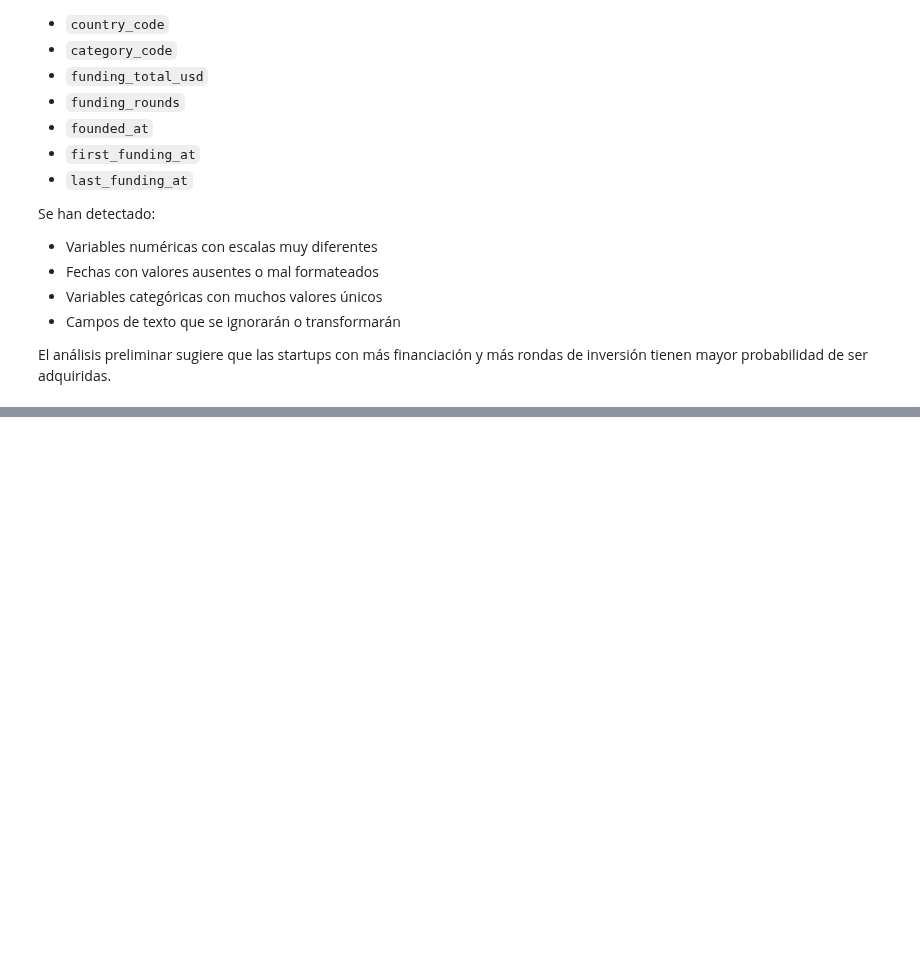
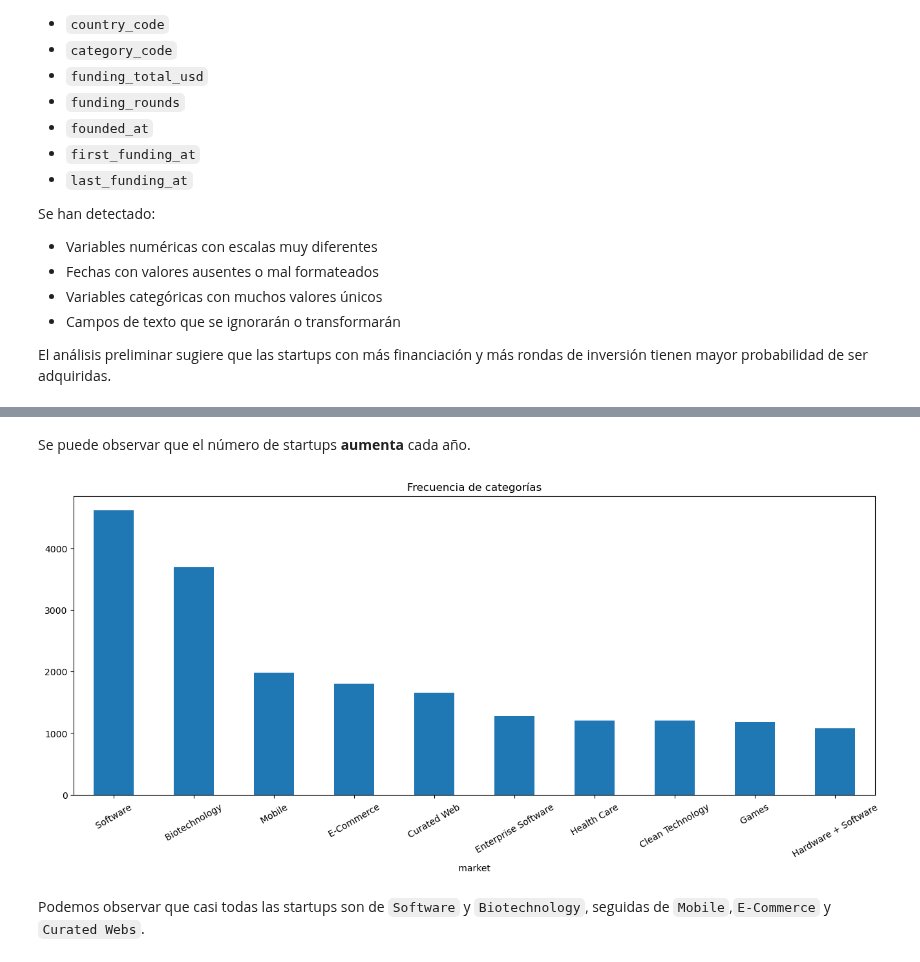
Before and after one commit to martinsoteIo/Predicting_Startup_Acquisitions, a Jupyter notebook: startup_investments_project/startup_investments_classification.ipynb, the cells around one changed output, grey strips where cells are left out. Cells and saved outputs as stored; diff of their text form; code cells hidden in the pictures; blank space fills up the shorter version.

```diff
--- a/startup_investments_project/startup_investments_classification.ipynb
+++ b/startup_investments_project/startup_investments_classification.ipynb
@@ -110,0 +180,11 @@ El análisis preliminar sugiere que las startups con más financiación y más r
+# %% [markdown]
+Se puede observar que el número de startups **aumenta** cada año.
+# %%
+df[' market '].value_counts().head(10).plot(kind='bar', figsize=(16, 6))
+plt.title('Frecuencia de categorías')
+plt.xticks(rotation=30)
+plt.show()
+# %% [output]
+[figure, added]
+# %% [markdown]
+Podemos observar que casi todas las startups son de `Software` y `Biotechnology`, seguidas de `Mobile`,`E-Commerce` y `Curated Webs`.
```
Also changed, not shown: parts of 10 cells of this notebook.
